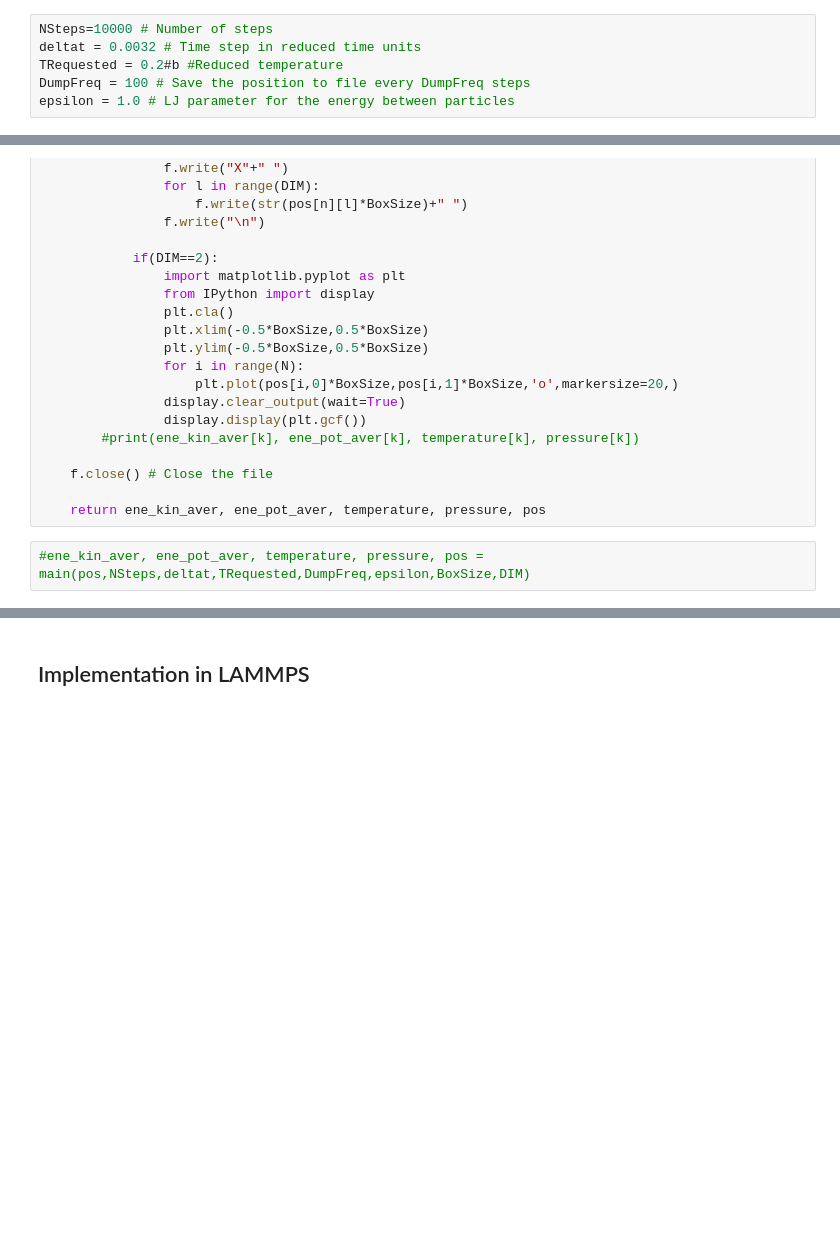
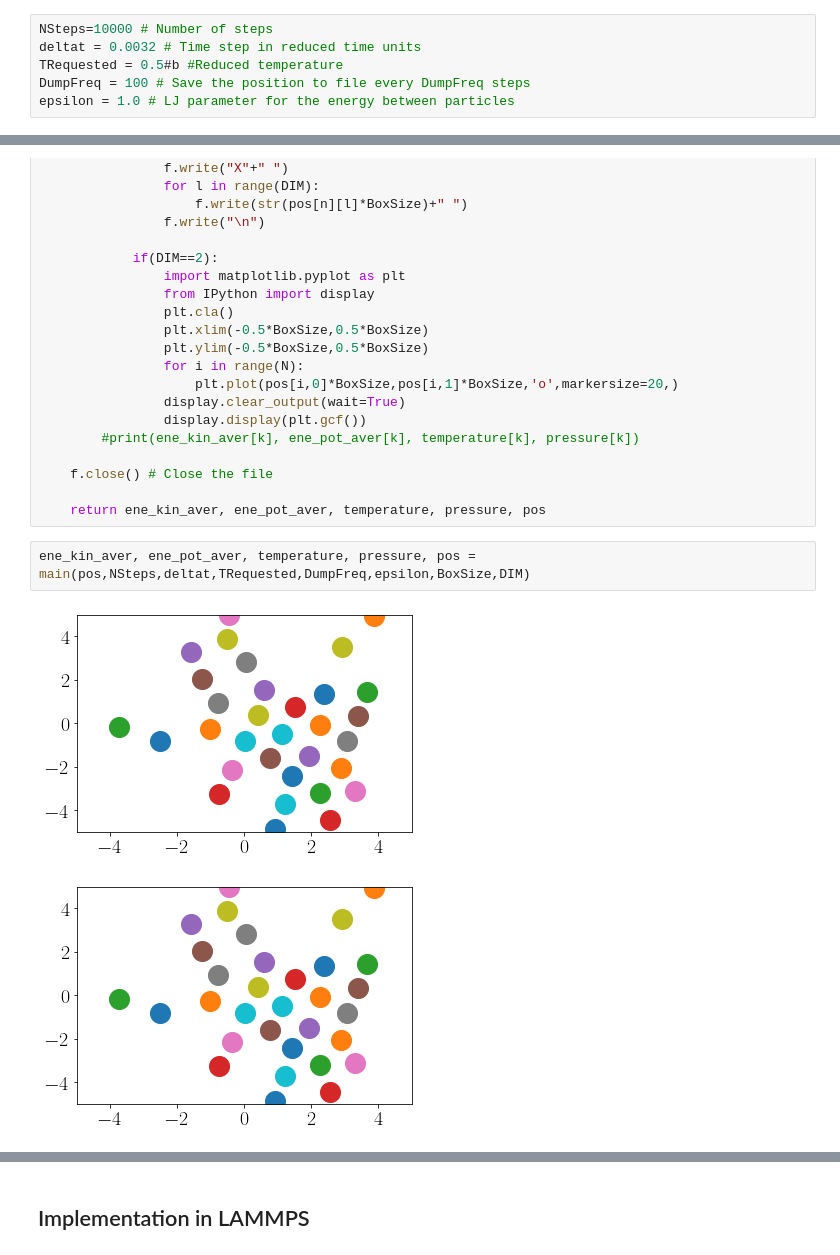
Before and after one commit to bonny3d/MMM_IITDh, a Jupyter notebook: 3_MD.ipynb, the cells around one changed output, grey strips where cells are left out. Saved outputs shown, nothing was run; the diff lists cells and outputs as text; blank space fills up the shorter version.

```diff
--- a/3_MD.ipynb
+++ b/3_MD.ipynb
@@ -171,6 +173,6 @@ volume =  100.0  density =  0.32
 # %%
 NSteps=10000 # Number of steps
 deltat = 0.0032 # Time step in reduced time units
-TRequested = 0.2#b #Reduced temperature
+TRequested = 0.5#b #Reduced temperature
 DumpFreq = 100 # Save the position to file every DumpFreq steps
 epsilon = 1.0 # LJ parameter for the energy between particles
@@ -263,7 +269,10 @@ def main(pos,NSteps,deltat,TRequested,DumpFreq,epsilon,BoxSize,DIM):
 
     return ene_kin_aver, ene_pot_aver, temperature, pressure, pos
 # %%
-#ene_kin_aver, ene_pot_aver, temperature, pressure, pos = main(pos,NSteps,deltat,TRequested,DumpFreq,epsilon,BoxSize,DIM)
+ene_kin_aver, ene_pot_aver, temperature, pressure, pos = main(pos,NSteps,deltat,TRequested,DumpFreq,epsilon,BoxSize,DIM)
+# %% [output]
+[figure, added]
+[figure, added]
 # %%
 # Plot all of the quantities
 def plot():
```
Also changed, not shown: parts of 24 cells of this notebook.
